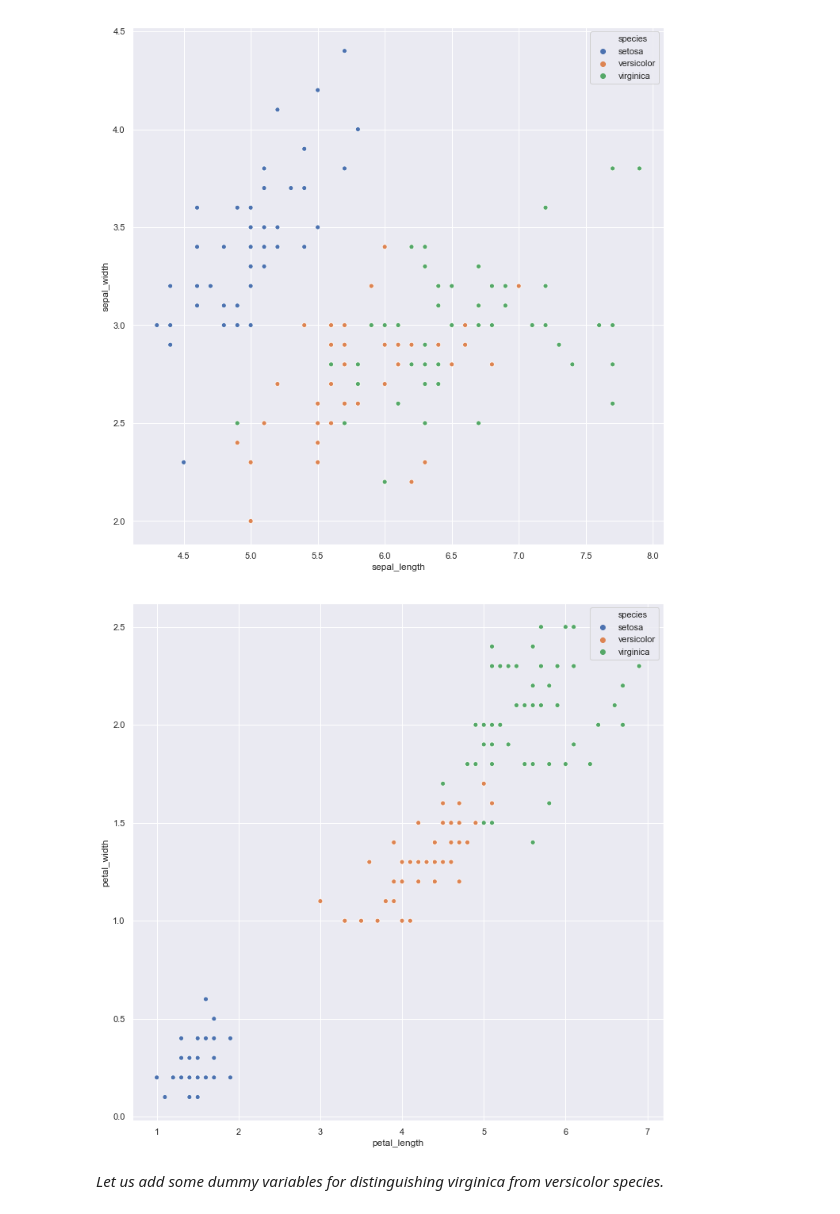
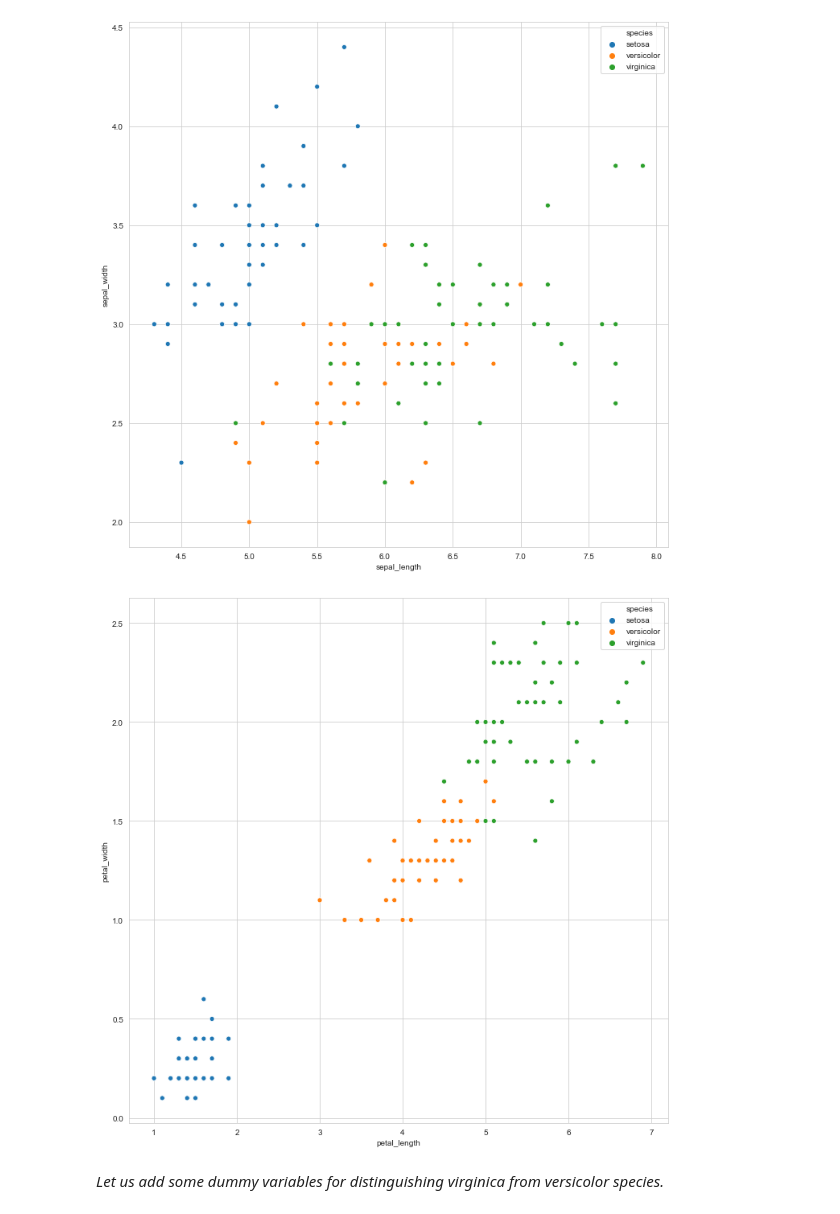
Before and after one commit to mkm29/DataScience, a Jupyter notebook: thinkful/unit/3/1/classify_iris.ipynb, the cells around one changed output. Cells and saved outputs as stored; diff of their text form; code cells hidden in the pictures.

```diff
--- a/thinkful/unit/3/1/classify_iris.ipynb
+++ b/thinkful/unit/3/1/classify_iris.ipynb
@@ -1,21 +1,17 @@
 # %%
 import numpy as np
-from sklearn import datasets
 from sklearn.neighbors import KNeighborsClassifier
 import pandas as pd
 import numpy as np
 import seaborn as sns
 import matplotlib.pyplot as plt
-import statsmodels.formula.api as smf
-from sklearn.model_selection import cross_val_score, cross_val_predict
+from sklearn.model_selection import train_test_split as tts
 from sklearn import neighbors
-from sklearn.metrics import r2_score
-from sklearn.linear_model import LinearRegression
-from sklearn import linear_model
+from sklearn.linear_model import LogisticRegression
 import warnings
 # Suppress annoying harmless error.
 warnings.simplefilter(action='ignore', category=FutureWarning)
 
-sns.set()
+sns.set_style("whitegrid")
 
 %matplotlib inline
@@ -42,13 +22,26 @@ iris_y_test = iris_y[indices[-30:]]
+# %%
+iris = sns.load_dataset("iris")
+
+# need to binarize target variable species
+classes = ['setosa','versicolor','virginica']
+z = {'setosa': 0, 'versicolor': 1,'virginica': 2}
+z_inv = {0: 'setosa', 1: 'versicolor', 2: 'virginica'}
+
+iris['species_num'] = iris.species.map(z)
+
+X = iris.drop(['species', 'species_num'], axis=1)
+y = iris['species_num']
+X_train, X_test, y_train, y_test = tts(X, y, test_size=0.2, random_state=0)
 # %%
 plt.figure(figsize=(12,12))
-sns.scatterplot('sepal_length', 'sepal_width', hue='species', data=df)
+sns.scatterplot('sepal_length', 'sepal_width', hue='species', data=iris)
 plt.show()
 
 plt.figure(figsize=(12,12))
-sns.scatterplot('petal_length', 'petal_width', hue='species', data=df)
+sns.scatterplot('petal_length', 'petal_width', hue='species', data=iris)
 plt.show()
 # %% [output]
-[figure, old version]
+[figure, new version]
-[figure, old version]
+[figure, new version]
 # %% [markdown]
 *Let us add some dummy variables for distinguishing virginica from versicolor species.*
```
Also changed, not shown: parts of 30 cells of this notebook.
